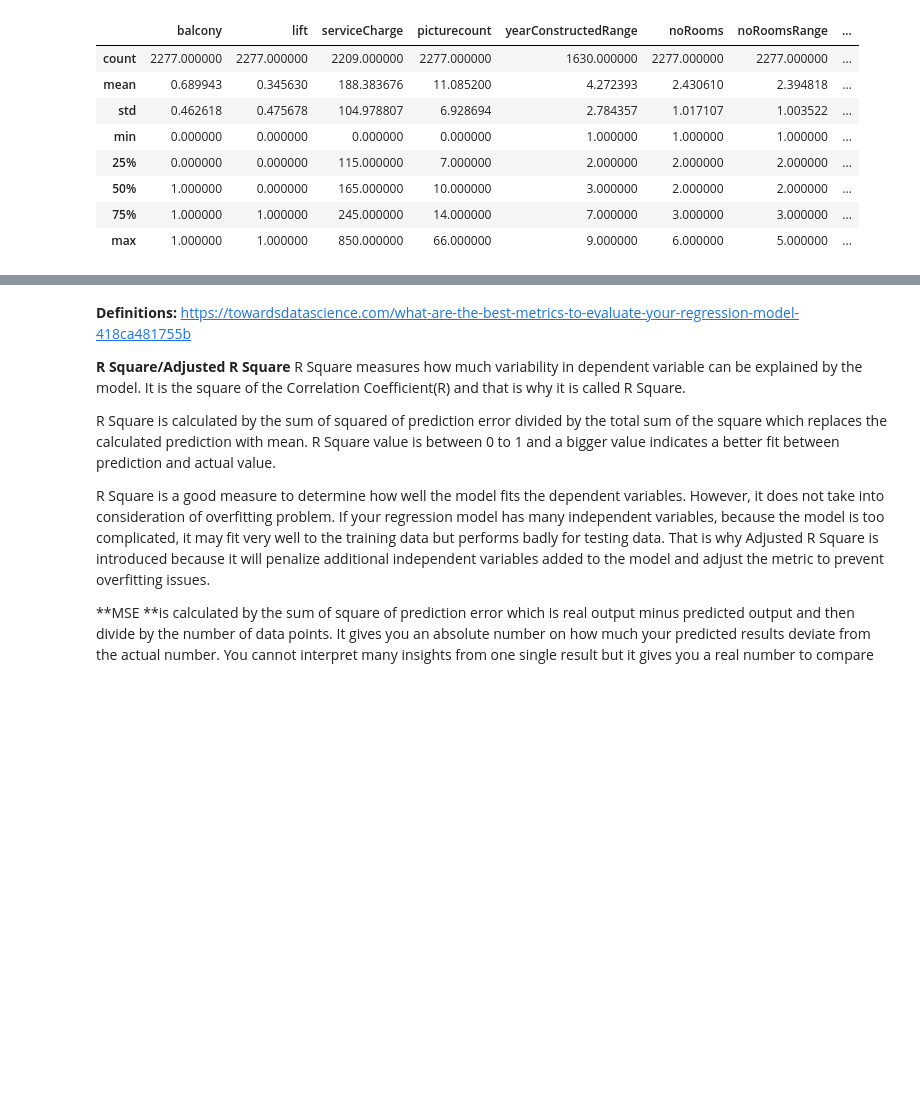
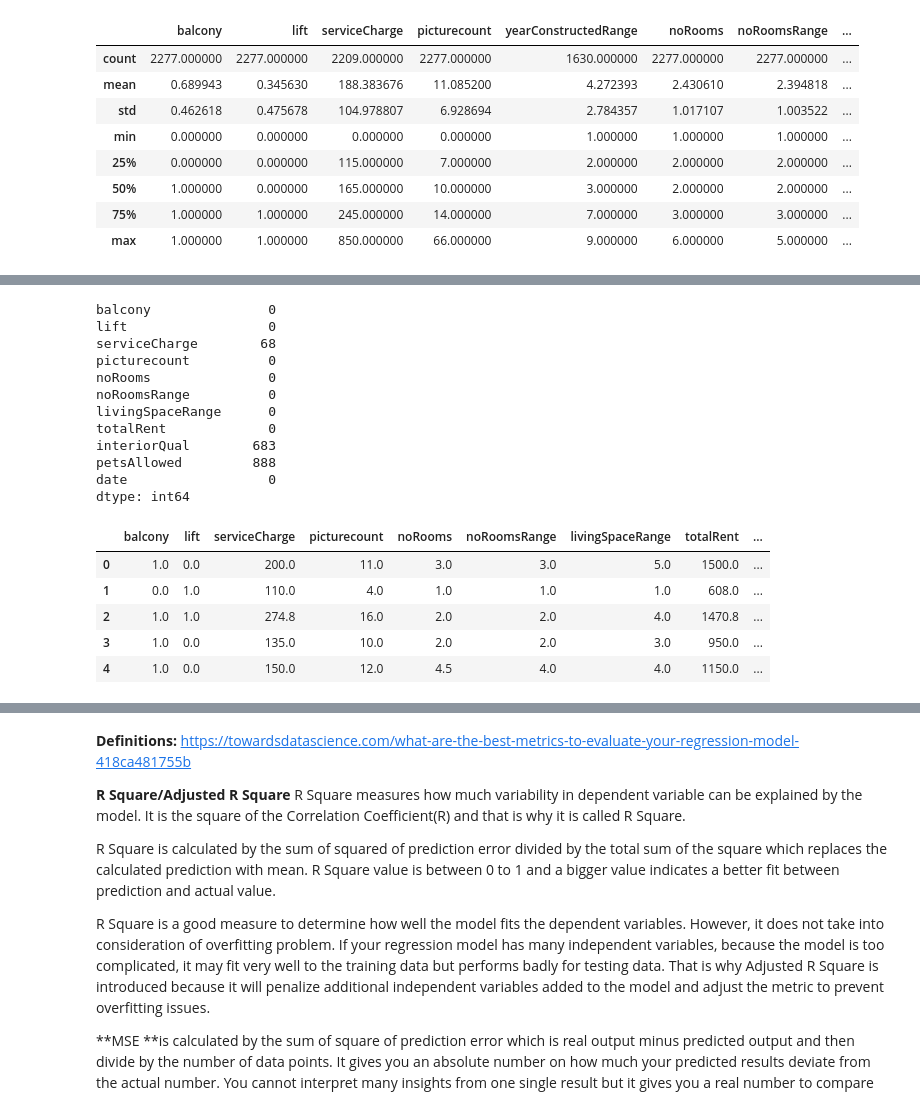
Before and after one commit to Mihrabch/Rental, a Jupyter notebook: Rental_Github.ipynb, the cells around one changed output, grey strips where cells are left out. Saved outputs shown, nothing was run; the diff lists cells and outputs as text; code cells hidden in the pictures; blank space fills up the shorter version.

```diff
--- a/Rental_Github.ipynb
+++ b/Rental_Github.ipynb
@@ -500,28 +517,0 @@ memory usage: 249.2+ KB
-# %%
-#OneHotEncoding for Categorical Variables
-
-from sklearn.pipeline import Pipeline
-from sklearn.impute import SimpleImputer
-from sklearn.preprocessing import StandardScaler, OneHotEncoder
-
-
-cat_pipe_mostfrq = Pipeline([
-        ("imputer", SimpleImputer(strategy="most_frequent")),
-        ("cat_encoder", OneHotEncoder(sparse=False, handle_unknown='ignore')),
-    ])
-
-from sklearn.compose import ColumnTransformer
-
-cat_attribs = list(dfk_split.select_dtypes(include=['object']))
-
-preprocess_pipeline = ColumnTransformer([
-        ("cat", cat_pipe_mostfrq, cat_attribs),
-    ])
-dfk_split = pd.DataFrame(preprocess_pipeline.fit_transform(dfk_split.select_dtypes(include = 'object')))
-print(dfk_split)
-
-
-#OneHotCoded Data with Numerical for Split
-
-dfk_split = dfk_split.join(dfk_drp3Num.iloc[:,:])
-dfk_split
@@ -558,0 +518,36 @@ dfk_split
+# %%
+#Assigning values to the qualitative characteristics
+dfk_split["interiorQual"] = dfk_split["interiorQual"].map({"simple": 1,
+                                           "luxury": 2,
+                                           "normal": 3,
+                                           "sophisticated": 4})
+dfk_split["petsAllowed"] = dfk_split["petsAllowed"].map({"yes": 1,
+                                           "negotiable": 2,
+                                           "no": 3 })
+
+dfk_split["date"] = dfk_split["date"].map({"Sep18": 1,
+                                           "Oct19": 2,
+                                           "Feb20": 3,
+                                           "May19": 4})
+
+print(dfk_split.isna().sum())
+dfk_split.head()
+# %% [output]
+balcony               0
+lift                  0
+serviceCharge        68
+picturecount          0
+noRooms               0
+noRoomsRange          0
+livingSpaceRange      0
+totalRent             0
+interiorQual        683
+petsAllowed         888
+date                  0
+dtype: int64
+|  | balcony | lift | serviceCharge | picturecount | noRooms | noRoomsRange | livingSpaceRange | totalRent | ... |
+| 0 | 1.0 | 0.0 | 200.0 | 11.0 | 3.0 | 3.0 | 5.0 | 1500.0 | ... |
+| 1 | 0.0 | 1.0 | 110.0 | 4.0 | 1.0 | 1.0 | 1.0 | 608.0 | ... |
+| 2 | 1.0 | 1.0 | 274.8 | 16.0 | 2.0 | 2.0 | 4.0 | 1470.8 | ... |
+| 3 | 1.0 | 0.0 | 135.0 | 10.0 | 2.0 | 2.0 | 3.0 | 950.0 | ... |
+| 4 | 1.0 | 0.0 | 150.0 | 12.0 | 4.5 | 4.0 | 4.0 | 1150.0 | ... |
```
Also changed, not shown: parts of 25 cells of this notebook.
